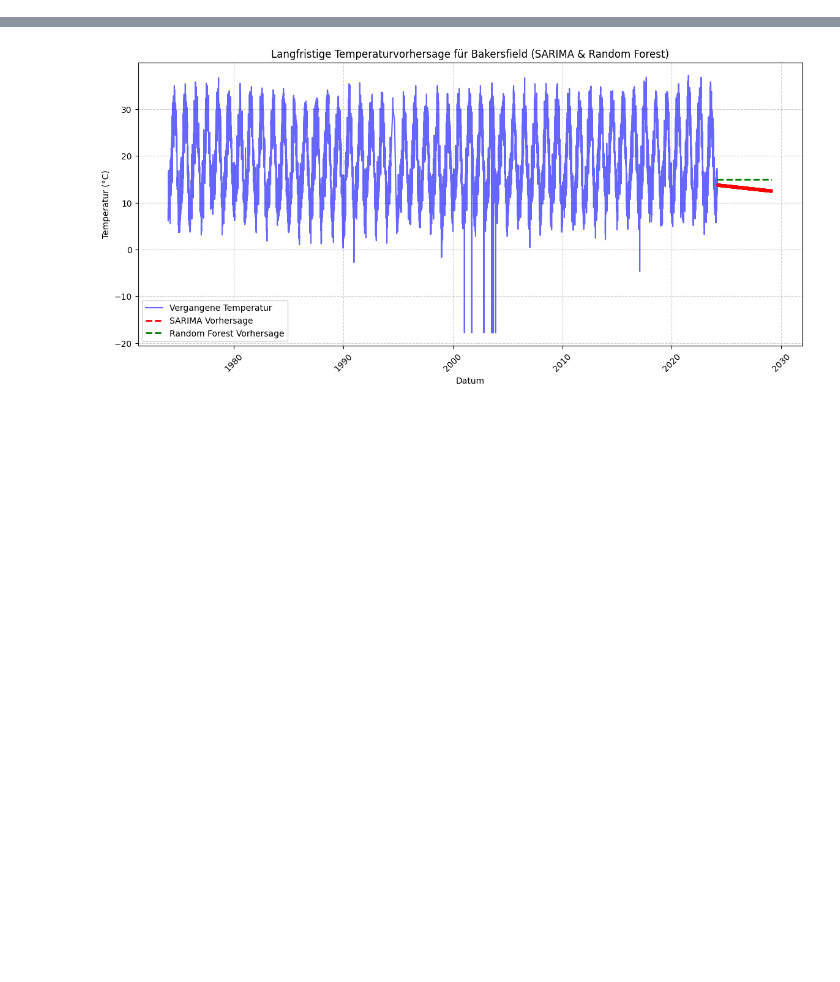
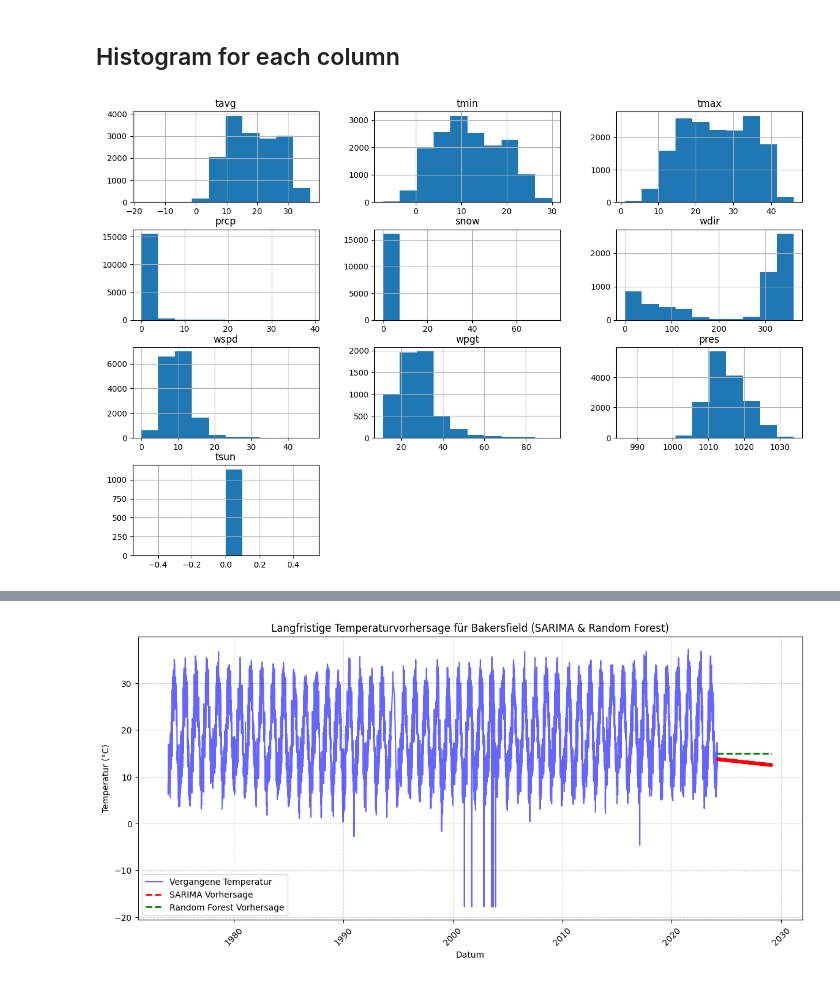
Before and after one commit to gurkewasser/spz_mc, a Jupyter notebook: eda_spz.ipynb, the cells around one changed output, grey strips where cells are left out. Saved outputs shown, nothing was run; the diff lists cells and outputs as text; code cells hidden in the pictures; blank space fills up the shorter version.

```diff
--- a/eda_spz.ipynb
+++ b/eda_spz.ipynb
@@ -176,0 +3,17 @@ plt.show()
+# %%
+import numpy as np
+import pandas as pd
+import matplotlib.pyplot as plt
+from meteostat import Point, Daily
+from datetime import datetime, timedelta
+import warnings
+
+# Zeitraum für Vergangenheitsdaten (letzte 50 Jahre, falls verfügbar)
+start_date = datetime(1980, 1, 1)  # Statt 1940, um Lücken zu vermeiden
+end_date = datetime(2024, 3, 1)
+
+# Punkt für Bakersfield, USA
+location = Point(35.3733, -119.0187)
+
+# Daten von Meteostat API abrufen
+data = Daily(location, start_date, end_date).fetch()
@@ -176,0 +62,7 @@ plt.show()
+# %% [markdown]
+## Histogram for each column
+# %%
+data.hist(figsize=(15, 10))
+plt.show()
+# %% [output]
+[figure, added]
```
Also changed, not shown: parts of 16 cells of this notebook.
